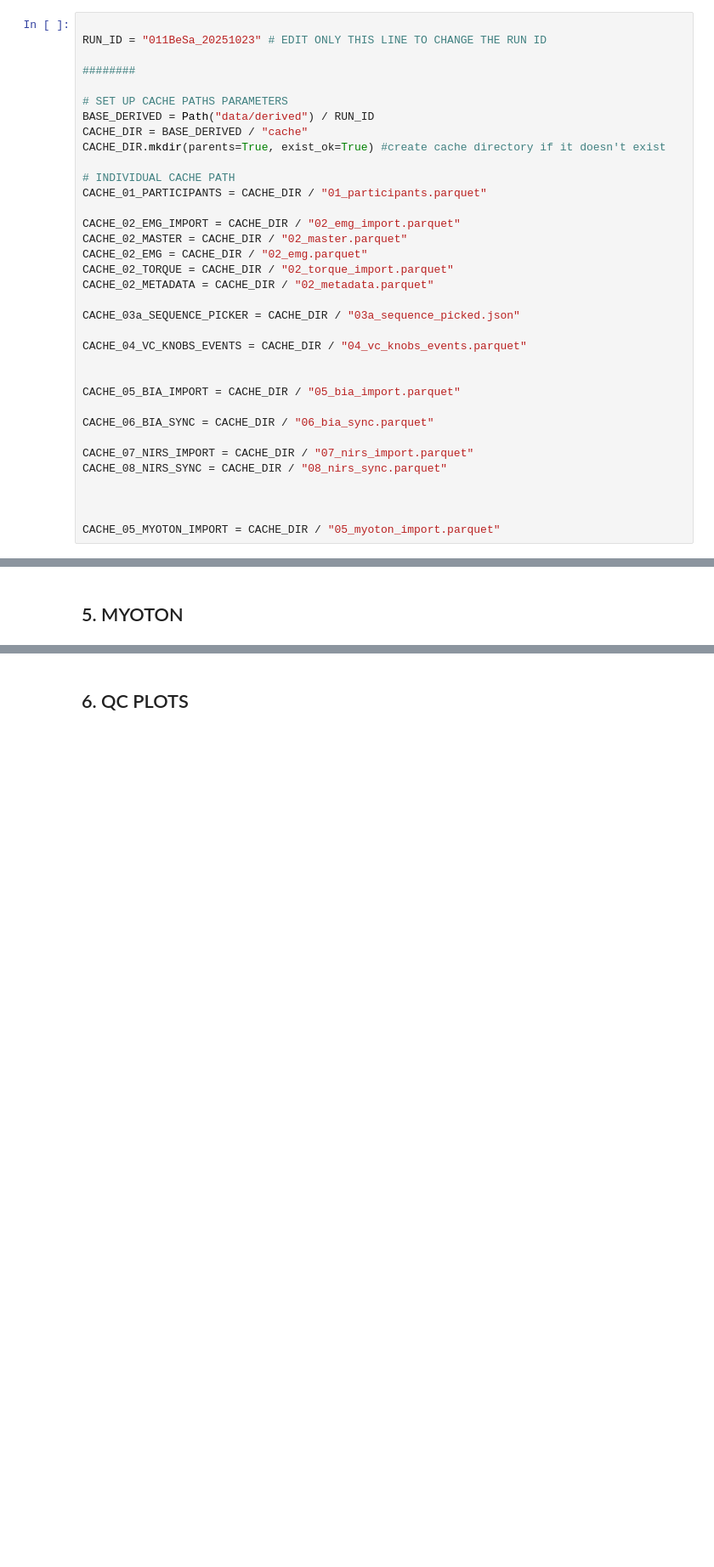
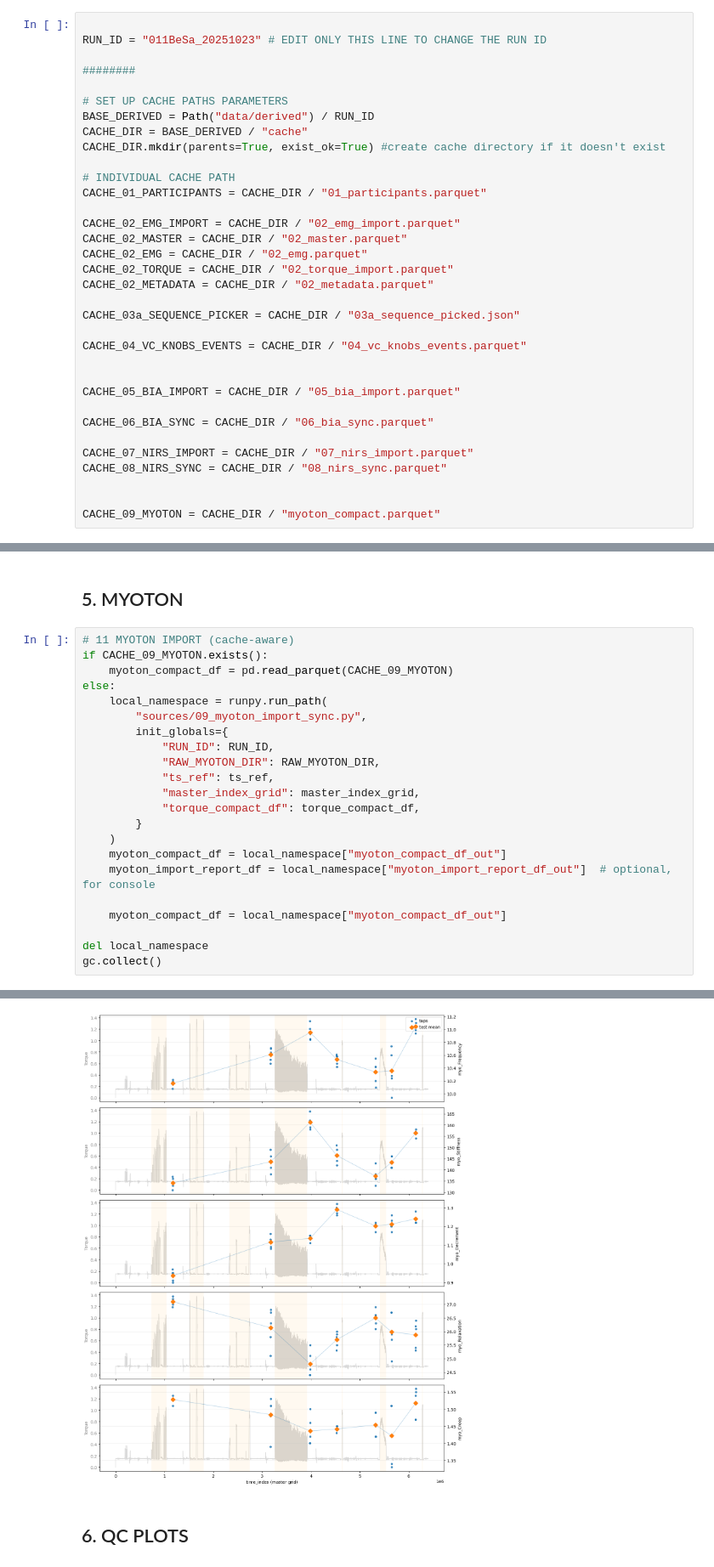
Before and after one commit to MorganVir/AMSTROM_CAMPAIGN, a Jupyter notebook: main.ipynb, the cells around one changed output, grey strips where cells are left out. Shown at 85% size. Cells and saved outputs as stored; diff of their text form; blank space fills up the shorter version.

```diff
--- a/main.ipynb
+++ b/main.ipynb
@@ -55,8 +55,7 @@ CACHE_07_NIRS_IMPORT = CACHE_DIR / "07_nirs_import.parquet"
 CACHE_08_NIRS_SYNC = CACHE_DIR / "08_nirs_sync.parquet"
 
 
-
-CACHE_05_MYOTON_IMPORT = CACHE_DIR / "05_myoton_import.parquet"
+CACHE_09_MYOTON = CACHE_DIR / "myoton_compact.parquet"
 # %% [markdown]
 ## 1. PARTICIPANT
 # %%
@@ -454,3 +424,26 @@ nirs_sync_report_df.to_parquet(cache_dir / "08_nirs_sync_report.parquet", index=
 print("Step 08 committed.")
 # %% [markdown]
 ## 5. MYOTON
+# %%
+# 11 MYOTON IMPORT (cache-aware)
+if CACHE_09_MYOTON.exists():
+    myoton_compact_df = pd.read_parquet(CACHE_09_MYOTON)
+else:
+    local_namespace = runpy.run_path(
+        "sources/09_myoton_import_sync.py",
+        init_globals={
+            "RUN_ID": RUN_ID,
+            "RAW_MYOTON_DIR": RAW_MYOTON_DIR,
+            "ts_ref": ts_ref,
+            "master_index_grid": master_index_grid,
+            "torque_compact_df": torque_compact_df,
+        }
+    )
+    myoton_compact_df = local_namespace["myoton_compact_df_out"]
+    myoton_import_report_df = local_namespace["myoton_import_report_df_out"]  # optional, for console
+
+    myoton_compact_df = local_namespace["myoton_compact_df_out"]
+
+del local_namespace
+gc.collect()
+# %% [output]
@@ -457,3 +451,4 @@ print("Step 08 committed.")
+[figure, added]
 # %% [markdown]
 ## 6. QC PLOTS
 # %% [markdown]
```
Also changed, not shown: parts of 9 cells of this notebook, 1 other file.
